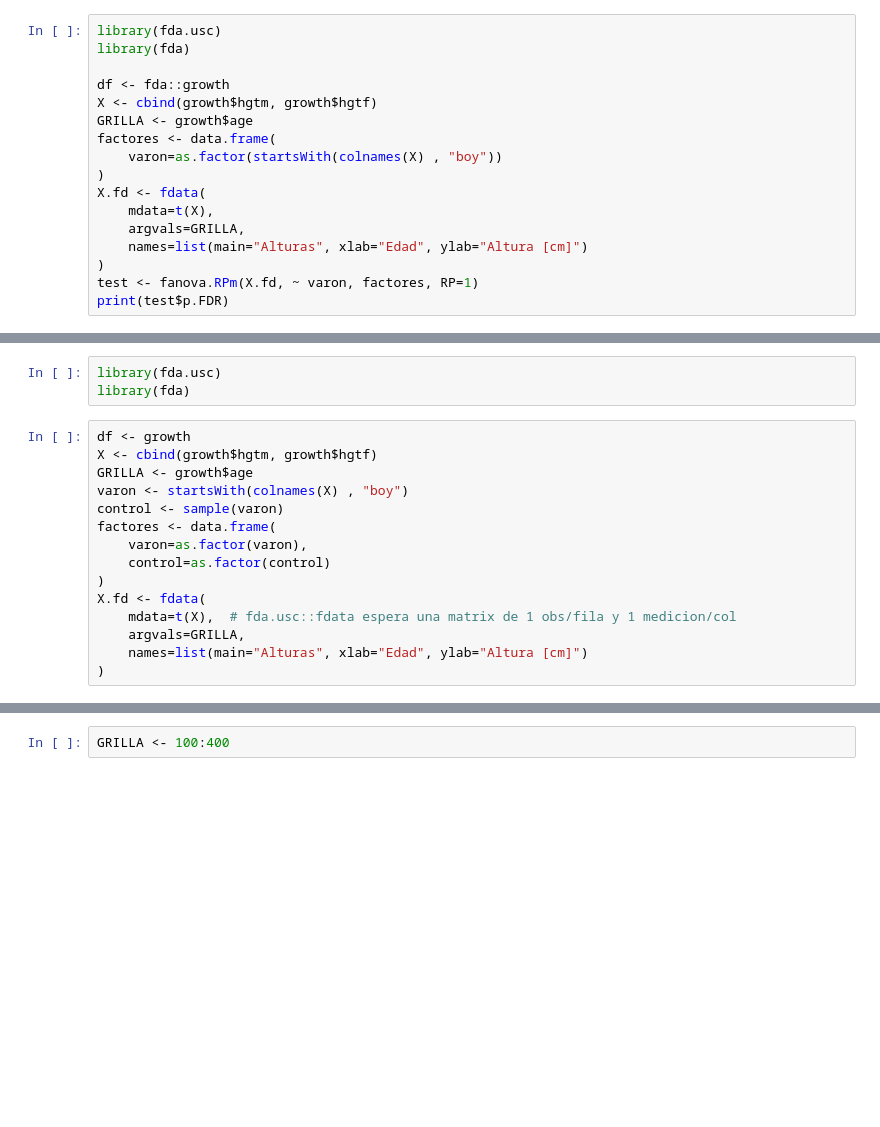
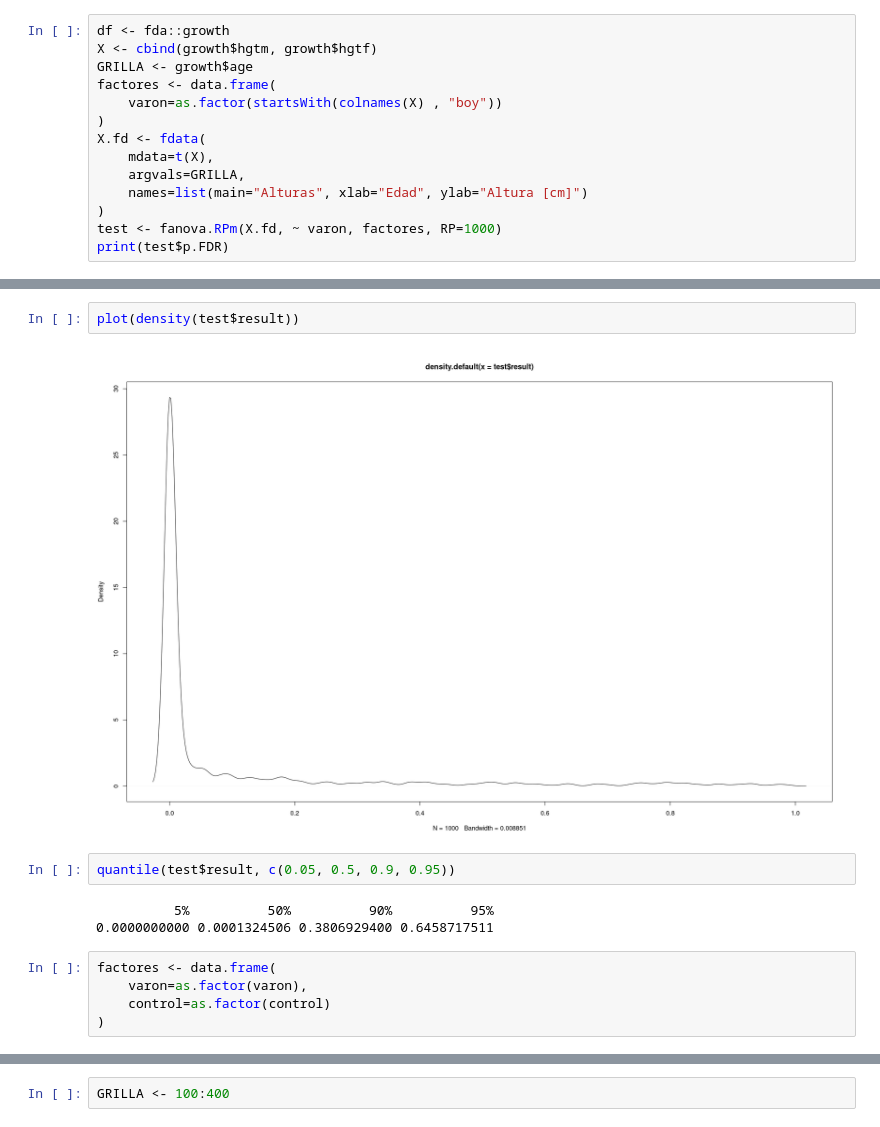
Before and after one commit to fcen-amateur/proyecciones-aleatorias, a Jupyter notebook: proyecciones-aleatorias.ipynb, the cells around one changed output, grey strips where cells are left out. Drawn from its saved outputs; the diff is of its cells as text; blank space fills up the shorter version.

```diff
--- a/proyecciones-aleatorias.ipynb
+++ b/proyecciones-aleatorias.ipynb
@@ -3,7 +10,4 @@ attach(fda::growth)
 # %%
-library(fda.usc)
-library(fda)
-
 df <- fda::growth
 X <- cbind(growth$hgtm, growth$hgtf)
 GRILLA <- growth$age
@@ -15,6 +19,6 @@ X.fd <- fdata(
     argvals=GRILLA,
     names=list(main="Alturas", xlab="Edad", ylab="Altura [cm]")
 )
-test <- fanova.RPm(X.fd, ~ varon, factores, RP=1)
+test <- fanova.RPm(X.fd, ~ varon, factores, RP=1000)
 print(test$p.FDR)
 # %% [output]
@@ -23,19 +27,15 @@ RP1 4.526837e-07
-# %%
-library(fda.usc)
-library(fda)
-# %%
-df <- growth
-X <- cbind(growth$hgtm, growth$hgtf)
-GRILLA <- growth$age
-varon <- startsWith(colnames(X) , "boy")
-control <- sample(varon)
-factores <- data.frame(
-    varon=as.factor(varon),
-    control=as.factor(control)
-)
-X.fd <- fdata(
-    mdata=t(X),  # fda.usc::fdata espera una matrix de 1 obs/fila y 1 medicion/col
-    argvals=GRILLA,
-    names=list(main="Alturas", xlab="Edad", ylab="Altura [cm]")
-)
+# %%
+plot(density(test$result))
+# %% [output]
+[figure, added]
+# %%
+quantile(test$result, c(0.05, 0.5, 0.9, 0.95))
+# %% [output]
+          5%          50%          90%          95%
+0.0000000000 0.0001324506 0.3806929400 0.6458717511
+# %%
+factores <- data.frame(
+    varon=as.factor(varon),
+    control=as.factor(control)
+)
 # %%
```
Also changed, not shown: parts of 14 cells of this notebook, 3 other files.
